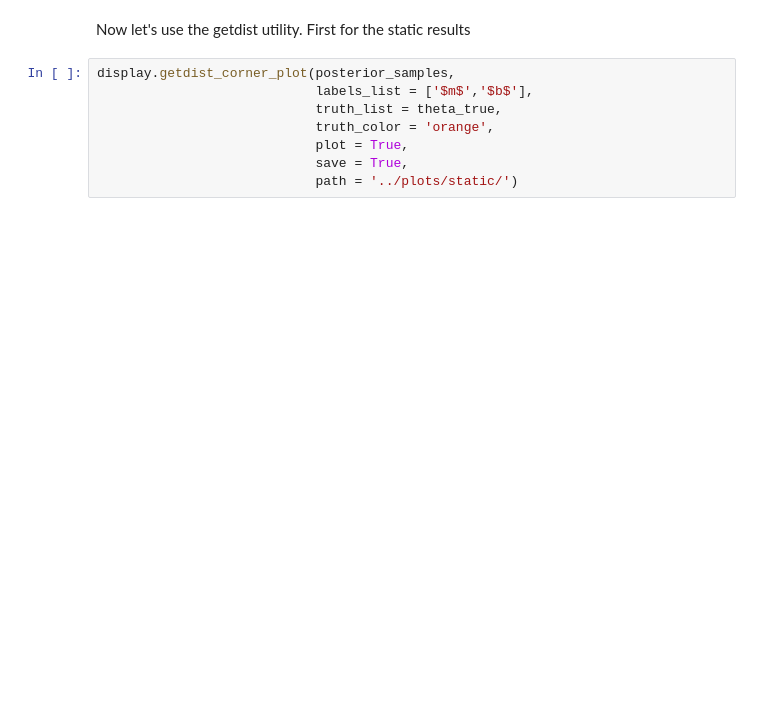
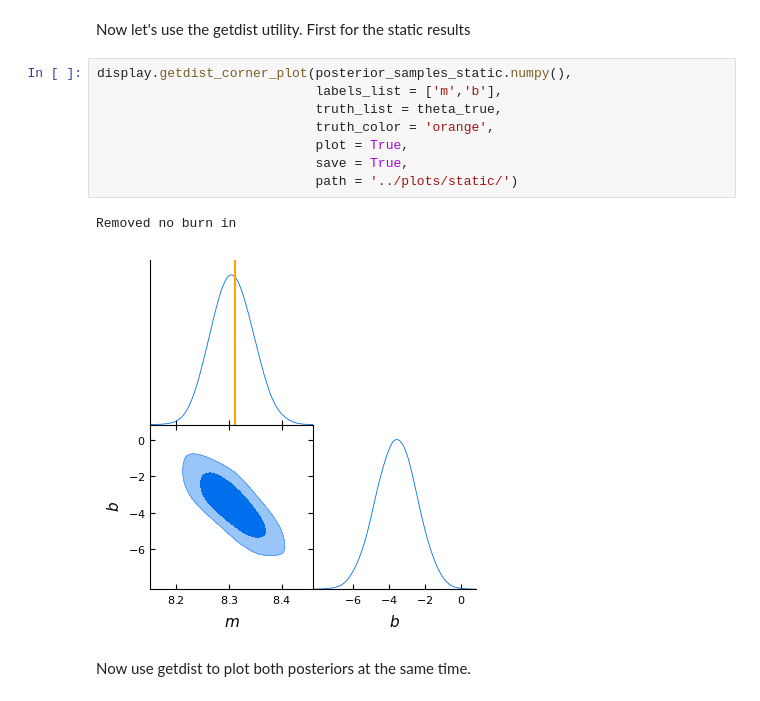
Before and after one commit to deepskies/DeepDiagnostics, a Jupyter notebook: notebooks/cornerplot.ipynb, the cells around one changed output. Cells and saved outputs as stored; diff of their text form; blank space fills up the shorter version.

```diff
--- a/notebooks/cornerplot.ipynb
+++ b/notebooks/cornerplot.ipynb
@@ -68,10 +78,15 @@ display.mackelab_corner_plot(posterior_samples,
 # %% [markdown]
 Now let's use the getdist utility. First for the static results
 # %%
-display.getdist_corner_plot(posterior_samples,
-                            labels_list = ['$m$','$b$'],
+display.getdist_corner_plot(posterior_samples_static.numpy(),
+                            labels_list = ['m','b'],
                             truth_list = theta_true,
                             truth_color = 'orange',
                             plot = True,
                             save = True,
                             path = '../plots/static/')
+# %% [output]
+Removed no burn in
+[figure, added]
+# %% [markdown]
+Now use getdist to plot both posteriors at the same time.
```
Also changed, not shown: parts of 8 cells of this notebook, 1 other file.
